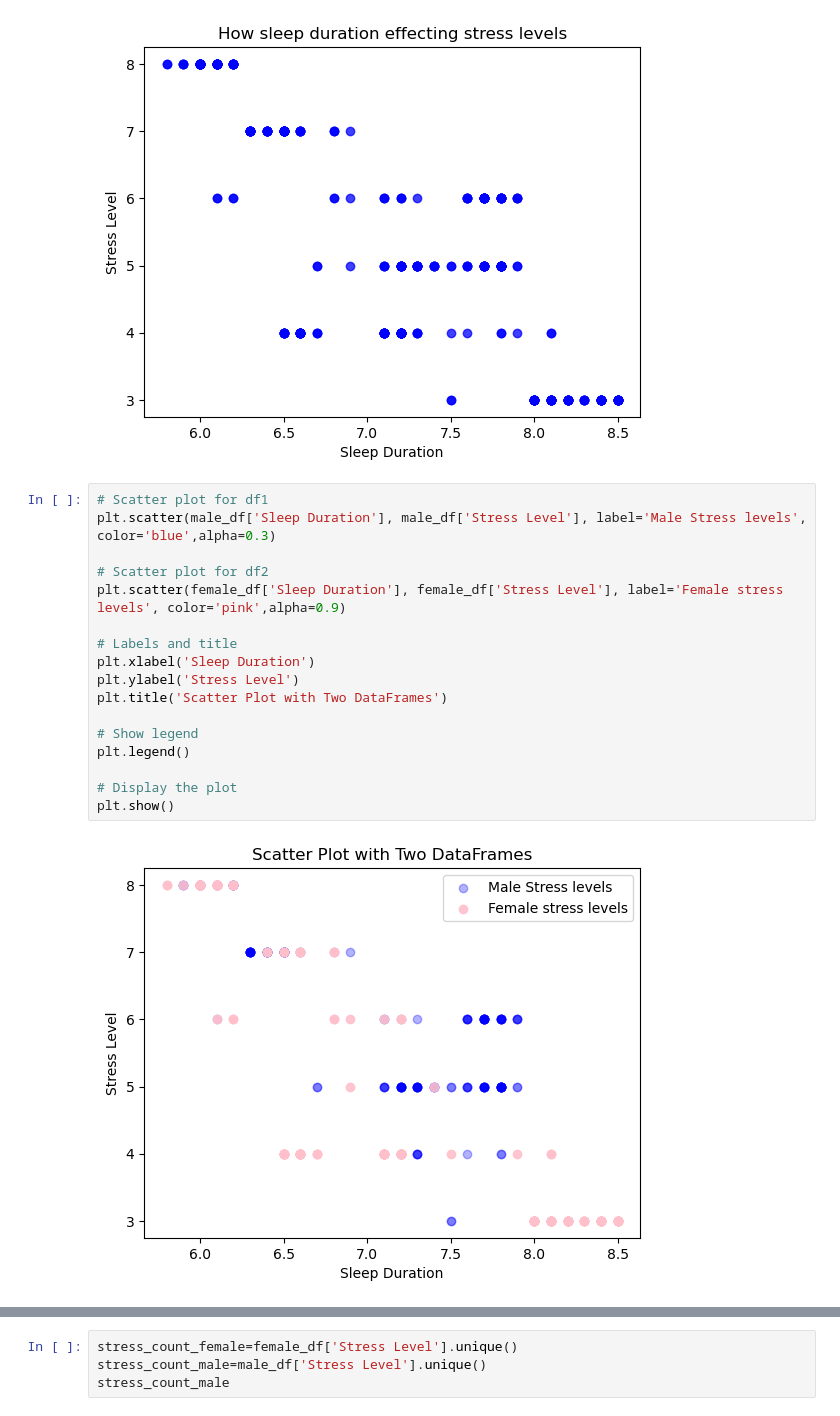
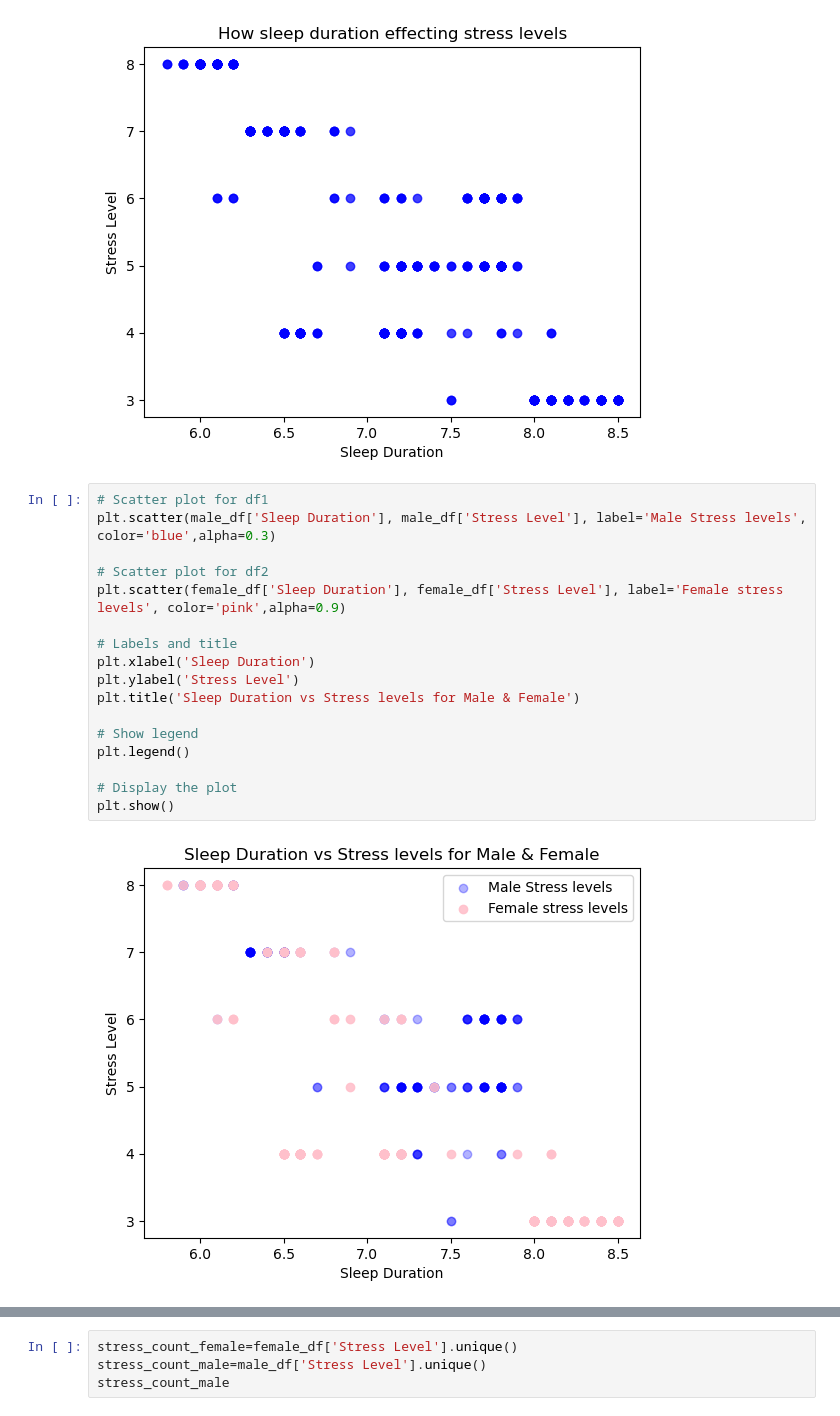
Before and after one commit to rfe123/umn_data_project_001, a Jupyter notebook: src/Deepika_Visualizations.ipynb, the cells around one changed output, grey strips where cells are left out. Saved outputs shown, nothing was run; the diff lists cells and outputs as text.

```diff
--- a/src/Deepika_Visualizations.ipynb
+++ b/src/Deepika_Visualizations.ipynb
@@ -74,19 +67,19 @@ plt.show()
 # %%
 # Scatter plot for df1
 plt.scatter(male_df['Sleep Duration'], male_df['Stress Level'], label='Male Stress levels', color='blue',alpha=0.3)
 
 # Scatter plot for df2
 plt.scatter(female_df['Sleep Duration'], female_df['Stress Level'], label='Female stress levels', color='pink',alpha=0.9)
 
 # Labels and title
 plt.xlabel('Sleep Duration')
 plt.ylabel('Stress Level')
-plt.title('Scatter Plot with Two DataFrames')
+plt.title('Sleep Duration vs Stress levels for Male & Female')
 
 # Show legend
 plt.legend()
 
 # Display the plot
 plt.show()
 # %% [output]
-[figure, old version]
+[figure, new version]
```
Also changed, not shown: parts of 6 cells of this notebook, 3 other files.
